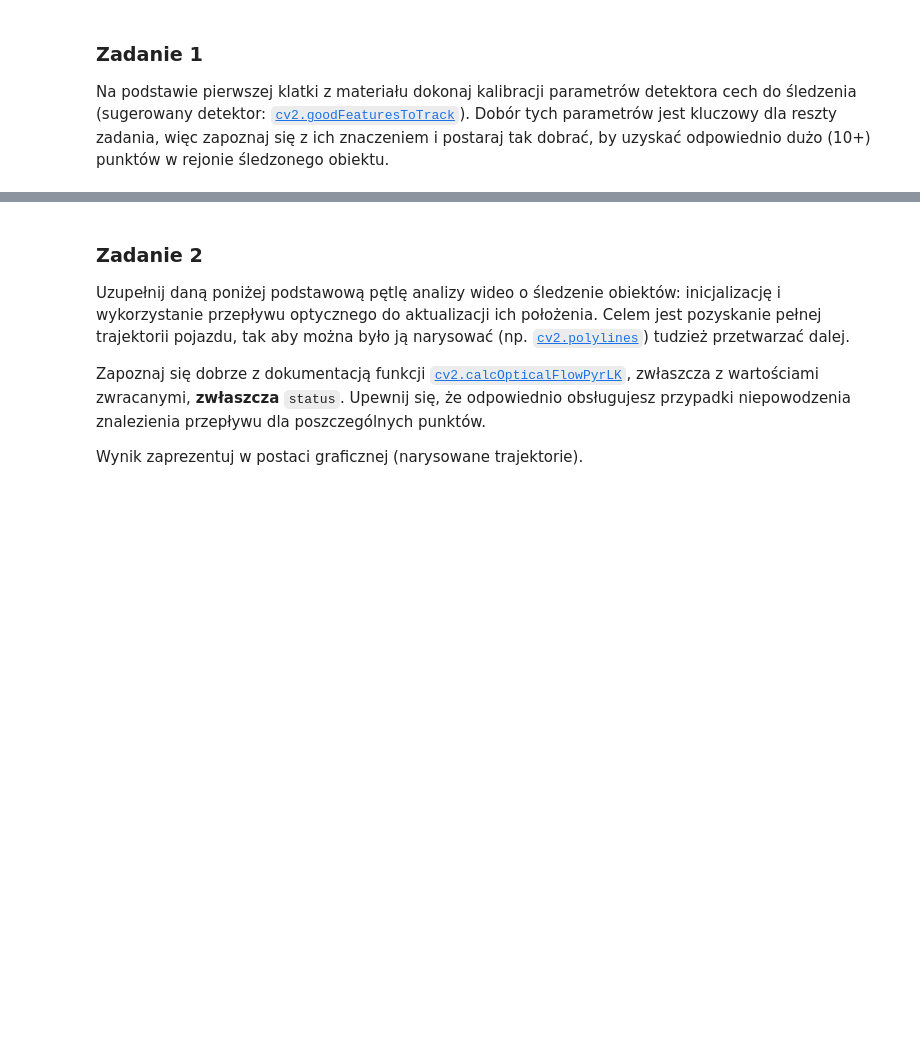
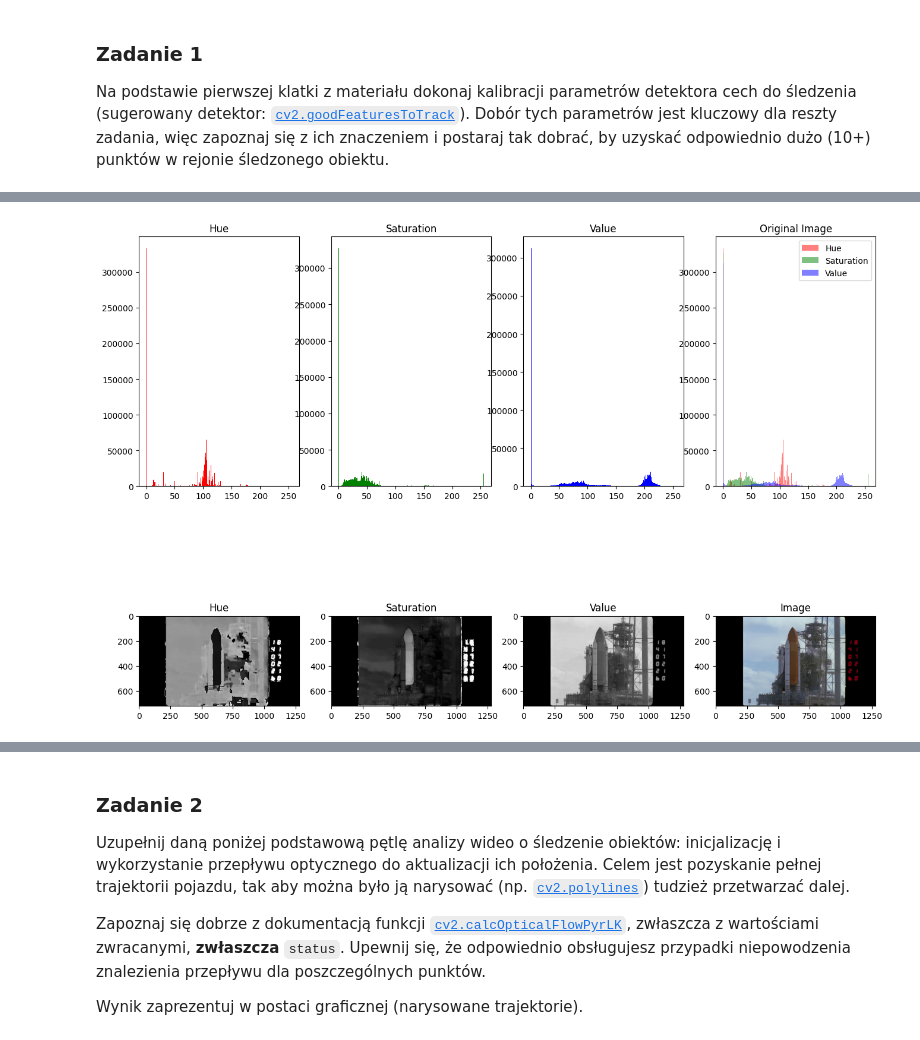
Before and after one commit to piotrdurniat/image-and-video-analysis-and-processing, a Jupyter notebook: lab8/Lab8.2_zadanie.ipynb, the cells around one changed output, grey strips where cells are left out. Cells and saved outputs as stored; diff of their text form; code cells hidden in the pictures; blank space fills up the shorter version.

```diff
--- a/lab8/Lab8.2_zadanie.ipynb
+++ b/lab8/Lab8.2_zadanie.ipynb
@@ -48,0 +98,6 @@ plt.subplots(1, 1, figsize=(12, 12))[1].imshow(frame[..., ::-1])
+# %%
+frame_hsv = cv2.cvtColor(frame, cv2.COLOR_BGR2HSV)
+h, s, v = cv2.split(frame_hsv)
+disp_hsv_hist(frame)
+# %% [output]
+[figure, added]
```
Also changed, not shown: parts of 8 cells of this notebook.
